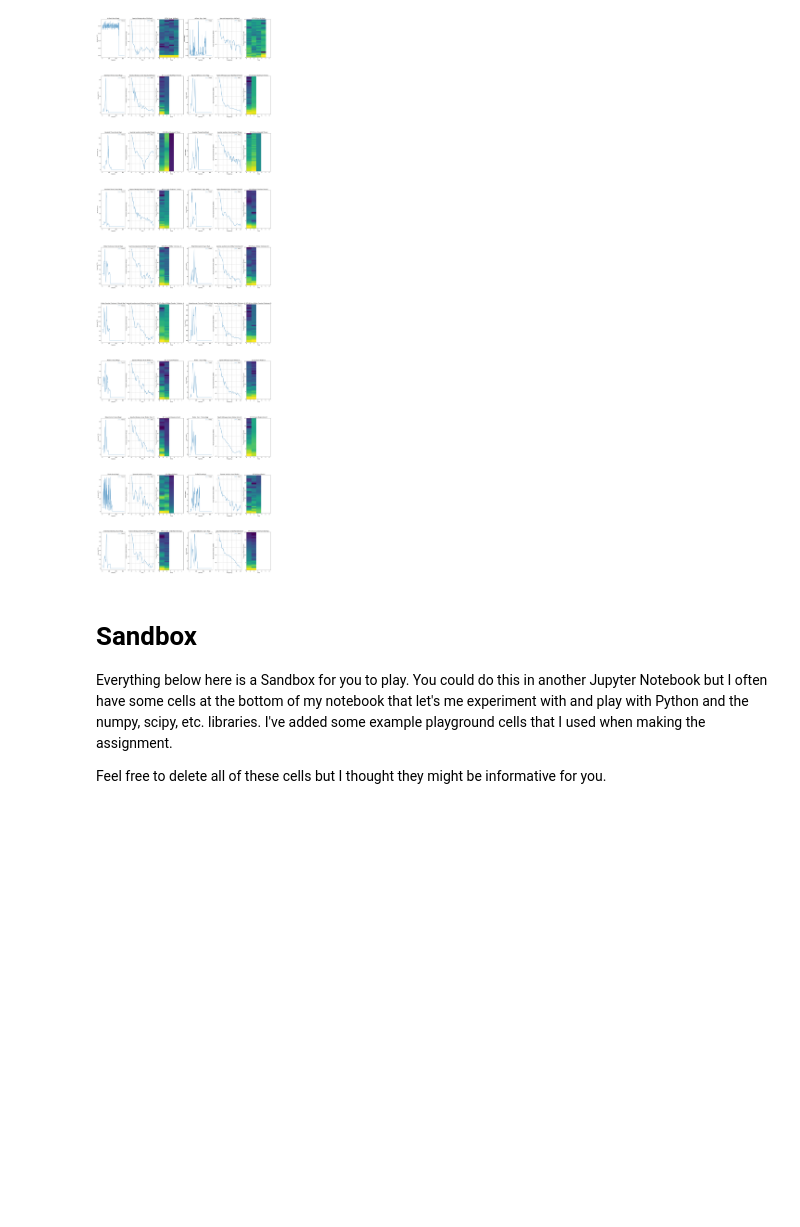
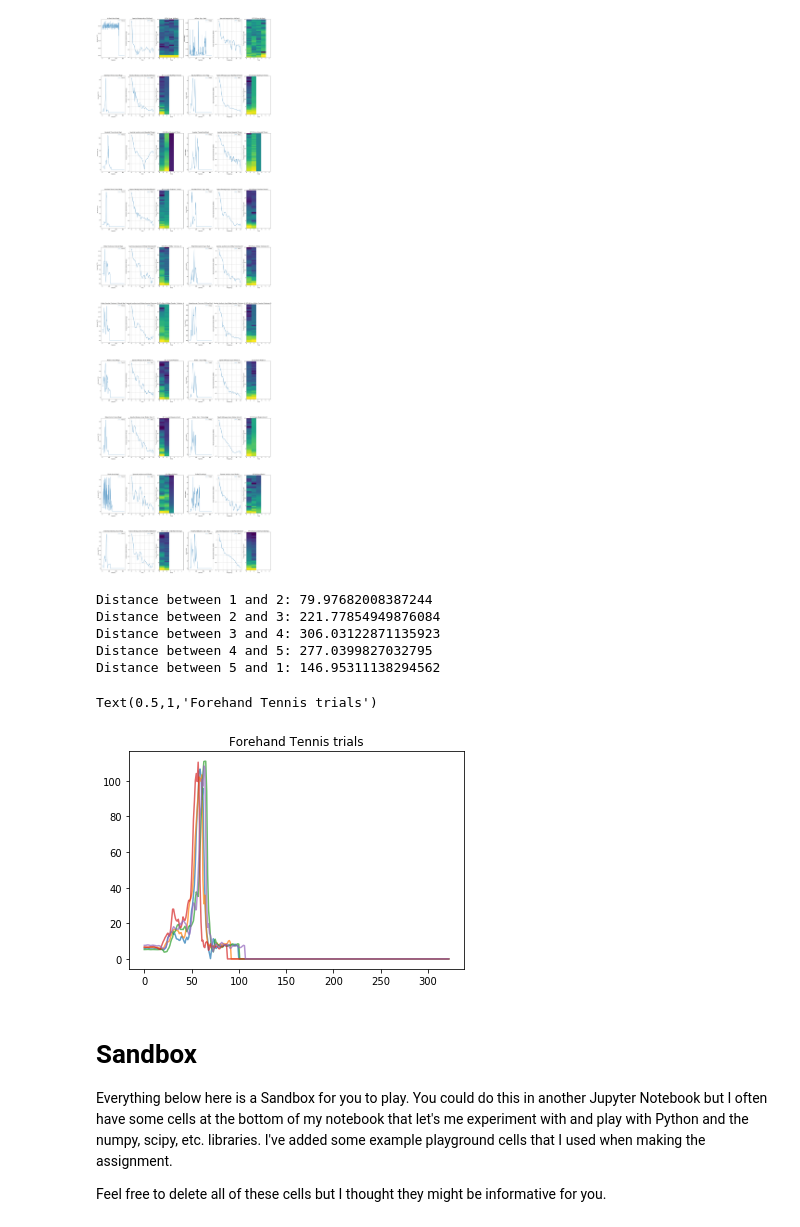
Before and after one commit to brownmagik352/gestureRecognizer, a Jupyter notebook: A2 Gesture Recognizer.ipynb, the cells around one changed output. Saved outputs shown, nothing was run; the diff lists cells and outputs as text; code cells hidden in the pictures; blank space fills up the shorter version.

Commit message:
closes #8, euclidean distance

```diff
--- a/A2 Gesture Recognizer.ipynb
+++ b/A2 Gesture Recognizer.ipynb
@@ -335,0 +346,25 @@ for gestureName in gestureNamesSorted:
+# %%
+# Use Euclidean distance to compare two signals
+from scipy import signal
+from scipy.spatial import distance
+
+# just for one gesture right now
+fig, axes = plt.subplots()
+currentGesture = mapGestureToTrials["Forehand Tennis"]
+for i in range(len(currentGesture)):
+    axes.plot(currentGesture[i].accel.mag, alpha=0.7)
+    if i == len(currentGesture) - 1:
+        # loop back around to first
+        print("Distance between {} and {}: {}".format(i + 1, 1, distance.euclidean(currentGesture[i].accel.mag, currentGesture[0].accel.mag)))
+    else:
+        print("Distance between {} and {}: {}".format(i + 1, i + 2, distance.euclidean(currentGesture[i].accel.mag, currentGesture[i + 1].accel.mag)))
+
+axes.set_title("Forehand Tennis trials")
+# %% [output]
+Distance between 1 and 2: 79.97682008387244
+Distance between 2 and 3: 221.77854949876084
+Distance between 3 and 4: 306.03122871135923
+Distance between 4 and 5: 277.0399827032795
+Distance between 5 and 1: 146.95311138294562
+Text(0.5,1,'Forehand Tennis trials')
+[figure, added]
```
Also changed, not shown: parts of 3 cells of this notebook.
